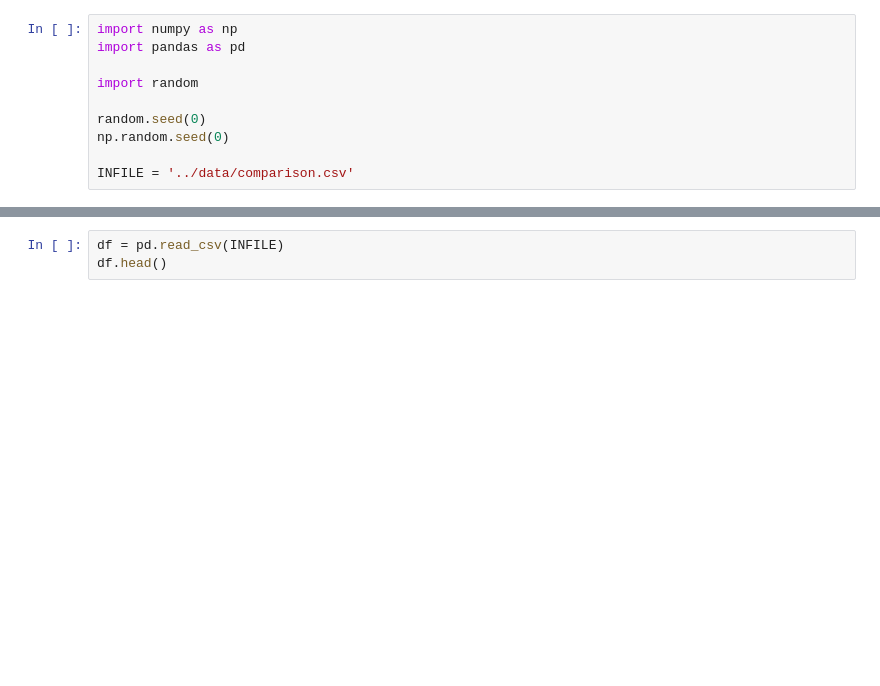
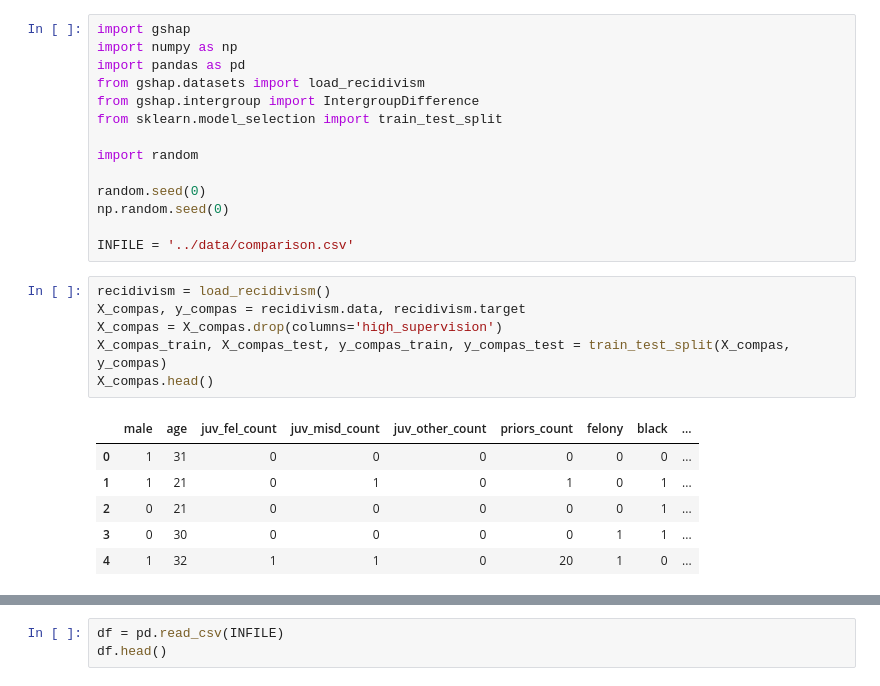
Before and after one commit to dsbowen/algorithm-fairness, a Jupyter notebook: analysis/human_mimic.ipynb, the cells around one changed output, grey strips where cells are left out. Drawn from its saved outputs; the diff is of its cells as text; blank space fills up the shorter version.

```diff
--- a/analysis/human_mimic.ipynb
+++ b/analysis/human_mimic.ipynb
@@ -1,6 +1,10 @@
 # %%
+import gshap
 import numpy as np
 import pandas as pd
+from gshap.datasets import load_recidivism
+from gshap.intergroup import IntergroupDifference
+from sklearn.model_selection import train_test_split
 
 import random
 
@@ -8,3 +12,16 @@ random.seed(0)
 np.random.seed(0)
 
 INFILE = '../data/comparison.csv'
+# %%
+recidivism = load_recidivism()
+X_compas, y_compas = recidivism.data, recidivism.target
+X_compas = X_compas.drop(columns='high_supervision')
+X_compas_train, X_compas_test, y_compas_train, y_compas_test = train_test_split(X_compas, y_compas)
+X_compas.head()
+# %% [output]
+|  | male | age | juv_fel_count | juv_misd_count | juv_other_count | priors_count | felony | black | ... |
+| 0 | 1 | 31 | 0 | 0 | 0 | 0 | 0 | 0 | ... |
+| 1 | 1 | 21 | 0 | 1 | 0 | 1 | 0 | 1 | ... |
+| 2 | 0 | 21 | 0 | 0 | 0 | 0 | 0 | 1 | ... |
+| 3 | 0 | 30 | 0 | 0 | 0 | 0 | 1 | 1 | ... |
+| 4 | 1 | 32 | 1 | 1 | 0 | 20 | 1 | 0 | ... |
```
Also changed, not shown: parts of 16 cells of this notebook, 7 other files.
